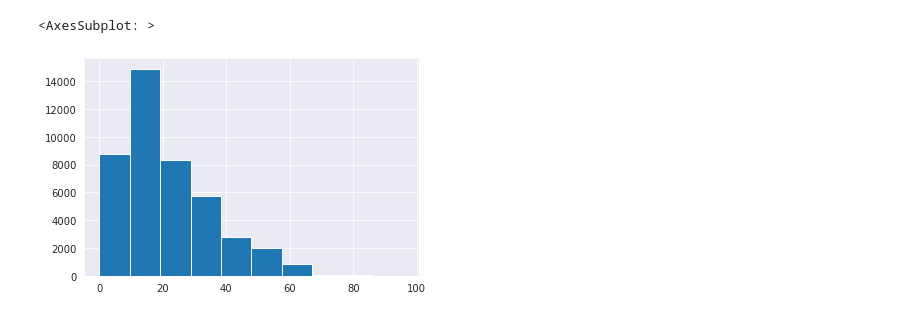
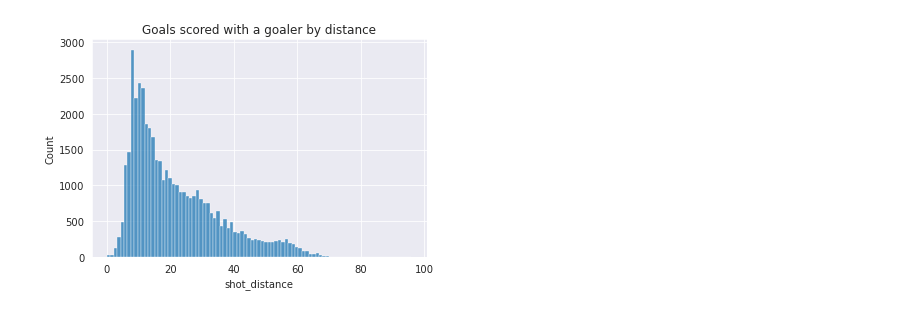
Before and after one commit to williamGlazer/IFT6758, a Jupyter notebook: notebooks/5.feature_engineering.ipyb.ipynb, the cells around one changed output. Cells and saved outputs as stored; diff of their text form; code cells hidden in the pictures.

```diff
--- a/notebooks/5.feature_engineering.ipyb.ipynb
+++ b/notebooks/5.feature_engineering.ipyb.ipynb
@@ -68,5 +109,7 @@ df[is_goal & is_net_empty].shot_distance.hist()
-# %%
-df[is_goal & ~is_net_empty].shot_distance.hist()
-# %% [output]
-<AxesSubplot: >
-[figure, removed]
+# %%
+is_net_empty = df['empty_net'].astype(bool)
+sns.histplot(df[is_goal & ~is_net_empty], x='shot_distance')
+plt.title('Goals scored with a goaler by distance')
+plt.show()
+# %% [output]
+[figure, added]
```
Also changed, not shown: parts of 13 cells of this notebook, 1 other file.
